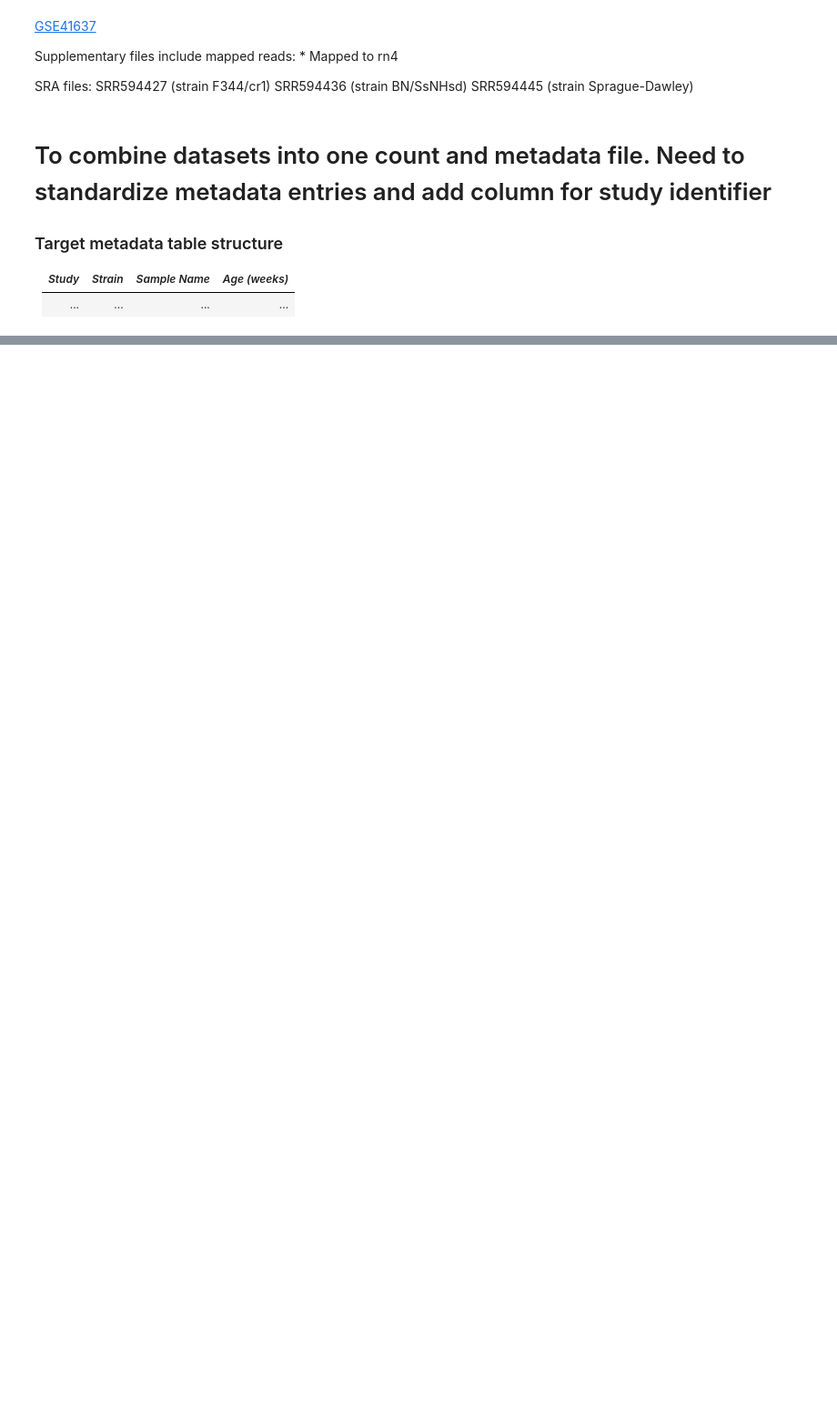
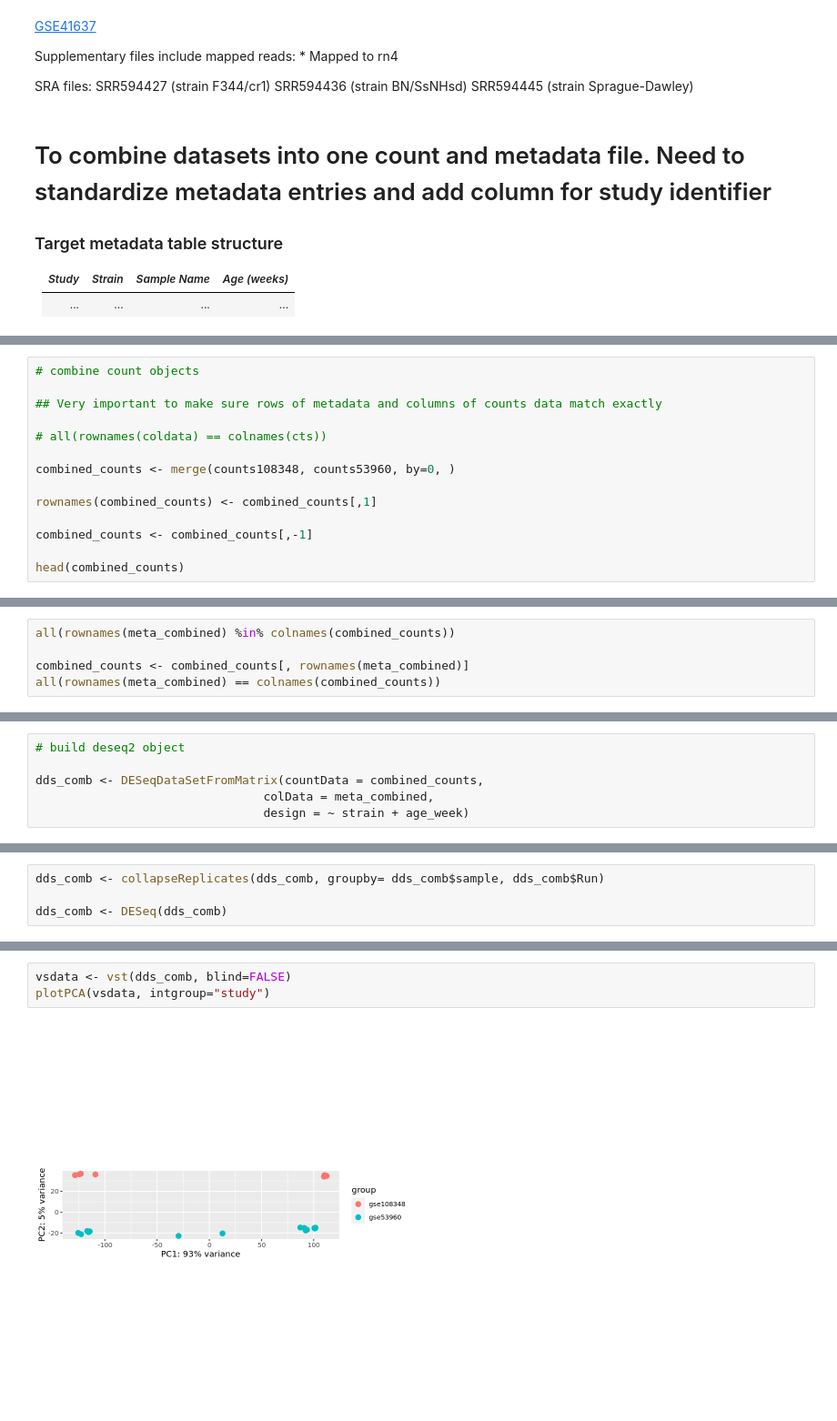
Before and after one commit to bchansen3/testis_dev-geneexp, a Jupyter notebook: testis_gene_meta.ipynb, the cells around one changed output, grey strips where cells are left out. Shown at 91% size. Saved outputs shown, nothing was run; the diff lists cells and outputs as text; blank space fills up the shorter version.

```diff
--- a/testis_gene_meta.ipynb
+++ b/testis_gene_meta.ipynb
@@ -452,0 +514,14 @@ SRA files:
+# %%
+# combine count objects
+
+## Very important to make sure rows of metadata and columns of counts data match exactly
+
+# all(rownames(coldata) == colnames(cts))
+
+combined_counts <- merge(counts108348, counts53960, by=0, )
+
+rownames(combined_counts) <- combined_counts[,1]
+
+combined_counts <- combined_counts[,-1]
+
+head(combined_counts)
@@ -452,0 +566,5 @@ SRA files:
+# %%
+all(rownames(meta_combined) %in% colnames(combined_counts))
+
+combined_counts <- combined_counts[, rownames(meta_combined)]
+all(rownames(meta_combined) == colnames(combined_counts))
@@ -452,0 +578,6 @@ SRA files:
+# %%
+# build deseq2 object
+
+dds_comb <- DESeqDataSetFromMatrix(countData = combined_counts,
+                                colData = meta_combined,
+                                design = ~ strain + age_week)
@@ -452,0 +596,4 @@ SRA files:
+# %%
+dds_comb <- collapseReplicates(dds_comb, groupby= dds_comb$sample, dds_comb$Run)
+
+dds_comb <- DESeq(dds_comb)
@@ -452,0 +631,5 @@ SRA files:
+# %%
+vsdata <- vst(dds_comb, blind=FALSE)
+plotPCA(vsdata, intgroup="study")
+# %% [output]
+[figure, added]
```
Also changed, not shown: parts of 21 cells of this notebook.
